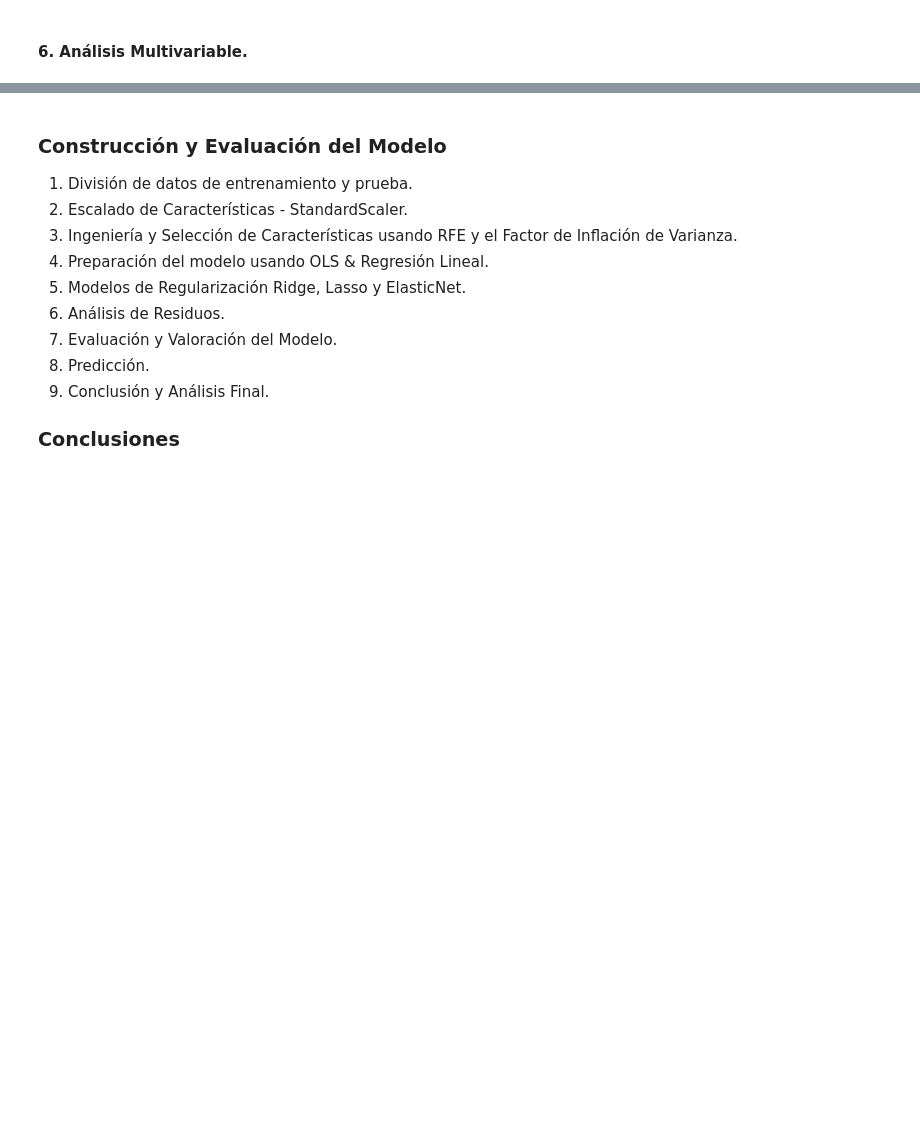
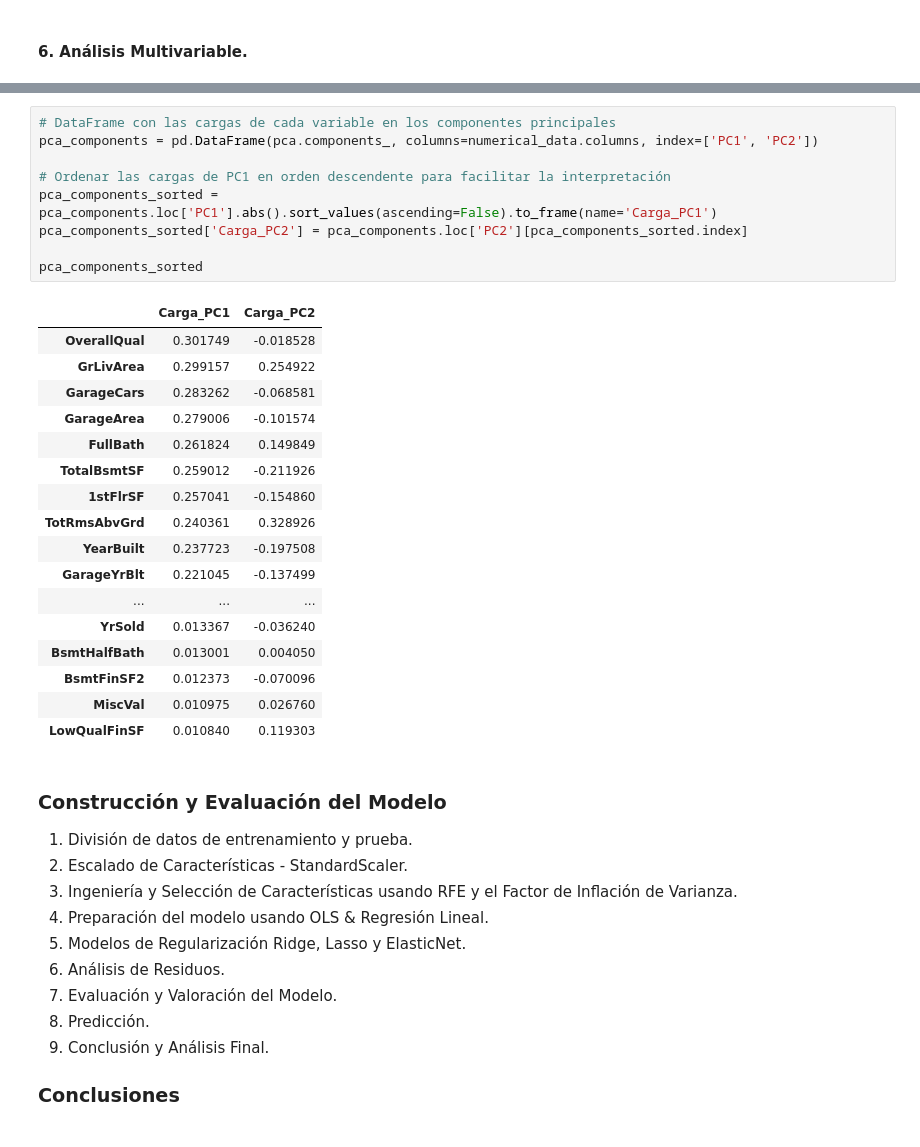
Before and after one commit to Grupo-A-Regression-and-Regularization/proyecto-1-regresion-avanzada, a Jupyter notebook: Proyecto - Regresión avanzada.ipynb, the cells around one changed output, grey strips where cells are left out. Cells and saved outputs as stored; diff of their text form; blank space fills up the shorter version.

```diff
--- a/Proyecto - Regresión avanzada.ipynb
+++ b/Proyecto - Regresión avanzada.ipynb
@@ -565,3 +620,30 @@ plt.show()
+# %%
+# DataFrame con las cargas de cada variable en los componentes principales
+pca_components = pd.DataFrame(pca.components_, columns=numerical_data.columns, index=['PC1', 'PC2'])
+
+# Ordenar las cargas de PC1 en orden descendente para facilitar la interpretación
+pca_components_sorted = pca_components.loc['PC1'].abs().sort_values(ascending=False).to_frame(name='Carga_PC1')
+pca_components_sorted['Carga_PC2'] = pca_components.loc['PC2'][pca_components_sorted.index]
+
+pca_components_sorted
+# %% [output]
+|  | Carga_PC1 | Carga_PC2 |
+| OverallQual | 0.301749 | -0.018528 |
+| GrLivArea | 0.299157 | 0.254922 |
+| GarageCars | 0.283262 | -0.068581 |
+| GarageArea | 0.279006 | -0.101574 |
+| FullBath | 0.261824 | 0.149849 |
+| TotalBsmtSF | 0.259012 | -0.211926 |
+| 1stFlrSF | 0.257041 | -0.154860 |
+| TotRmsAbvGrd | 0.240361 | 0.328926 |
+| YearBuilt | 0.237723 | -0.197508 |
+| GarageYrBlt | 0.221045 | -0.137499 |
+| ... | ... | ... |
+| YrSold | 0.013367 | -0.036240 |
+| BsmtHalfBath | 0.013001 | 0.004050 |
+| BsmtFinSF2 | 0.012373 | -0.070096 |
+| MiscVal | 0.010975 | 0.026760 |
+| LowQualFinSF | 0.010840 | 0.119303 |
 # %% [markdown]
 ### Construcción y Evaluación del Modelo
 
```
Also changed, not shown: parts of 2 cells of this notebook.
